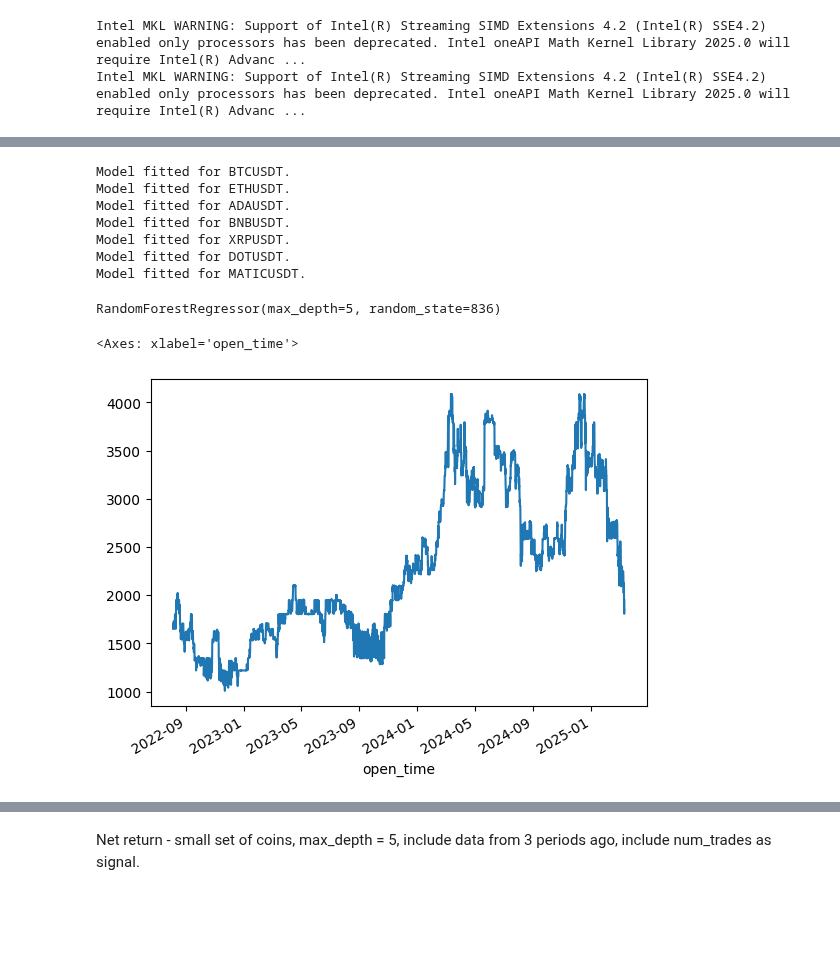
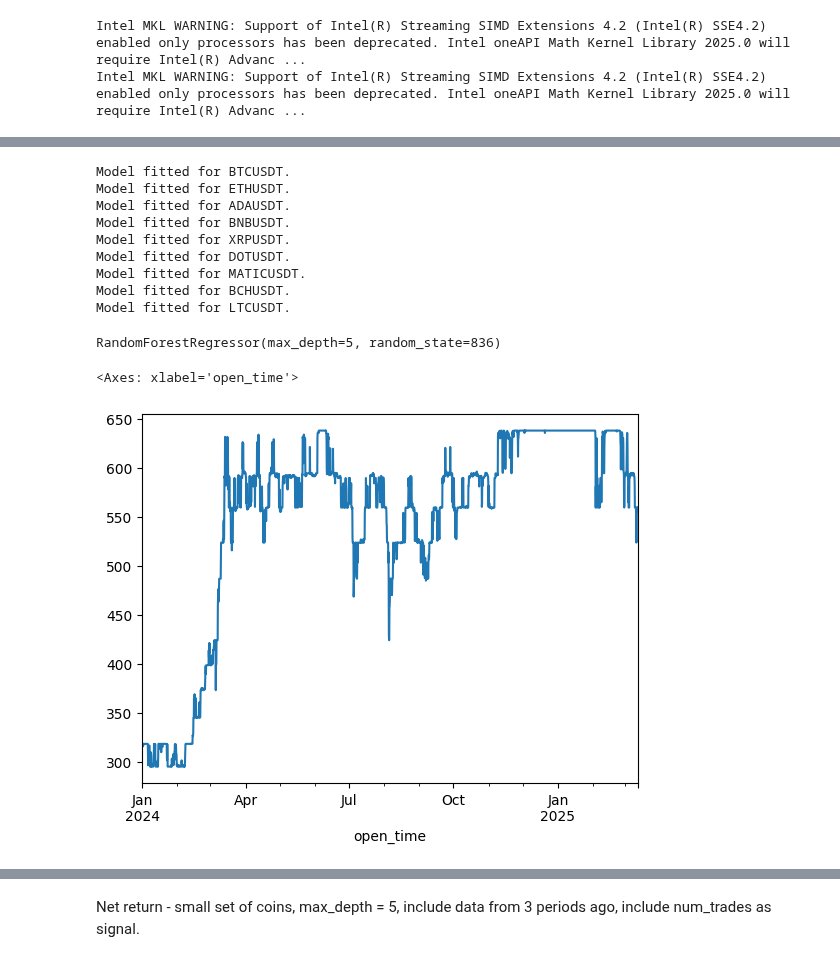
Before and after one commit to wbchristerson/jn-learning, a Jupyter notebook: strategy_12_random_forest.ipynb, the cells around one changed output, grey strips where cells are left out. Cells and saved outputs as stored; diff of their text form; code cells hidden in the pictures; blank space fills up the shorter version.

```diff
--- a/strategy_12_random_forest.ipynb
+++ b/strategy_12_random_forest.ipynb
@@ -1,8 +1,10 @@
 # %% [markdown]
 Using xgboost or a random forest regressor to determine relevant features
 # %%
+# strat_univ = ['BTCUSDT','ETHUSDT','ADAUSDT','BNBUSDT','XRPUSDT','DOTUSDT','MATICUSDT']
+
 strat_univ = ['BTCUSDT','ETHUSDT','ADAUSDT','BNBUSDT','XRPUSDT','DOTUSDT','MATICUSDT',
-              'BCHUSDT', ]
+              'BCHUSDT', 'LTCUSDT']
 # %%
 from binance.client import Client as bnb_client
 from binance.client import BinanceAPIException
@@ -43,8 +45,8 @@ day_periods = 6
 look_back_window_size = 30 * 6
 look_back_min_periods = 10 * 6
 start_datetime = '2020-01-01 00:00:00'
-in_sample_end_datetime = pd.to_datetime('2022-08-05 04:00:00')
-# in_sample_end_datetime = pd.to_datetime('2023-12-31 20:00:00')
+# in_sample_end_datetime = pd.to_datetime('2022-08-05 04:00:00')
+in_sample_end_datetime = pd.to_datetime('2023-12-31 20:00:00')
 # %%
 px_data = get_price_data_for_universe(data_freq, start_datetime)
 # %% [output]
@@ -166,6 +170,8 @@ Model fitted for BNBUSDT.
 Model fitted for XRPUSDT.
 Model fitted for DOTUSDT.
 Model fitted for MATICUSDT.
+Model fitted for BCHUSDT.
+Model fitted for LTCUSDT.
 # %%
 coin_to_rfr_model['BTCUSDT']
 # %% [output]
@@ -173,13 +179,15 @@ RandomForestRegressor(max_depth=5, random_state=836)
 # %%
 from datetime import timedelta
 
+sample_coin = 'BNBUSDT'
+
 out_sample_start_datetime = in_sample_end_datetime + timedelta(hours=4)
-eth_signals_out_sample = coin_to_signals['ETHUSDT'].loc[out_sample_start_datetime:]
-eth_out_sample_predictions = coin_to_rfr_model['ETHUSDT'].predict(eth_signals_out_sample)
-eth_out_sample_predictions = pd.Series(eth_out_sample_predictions, index=eth_signals_out_sample.index)
+coin_signals_out_sample = coin_to_signals[sample_coin].loc[out_sample_start_datetime:]
+coin_out_sample_predictions = coin_to_rfr_model[sample_coin].predict(coin_signals_out_sample)
+coin_out_sample_predictions = pd.Series(coin_out_sample_predictions, index=coin_signals_out_sample.index)
 
-eth_out_sample_predictions.plot()
+coin_out_sample_predictions.plot()
 # %% [output]
 <Axes: xlabel='open_time'>
-[figure, old version]
+[figure, new version]
 # %%
```
Also changed, not shown: parts of 26 cells of this notebook, 2 other files.
